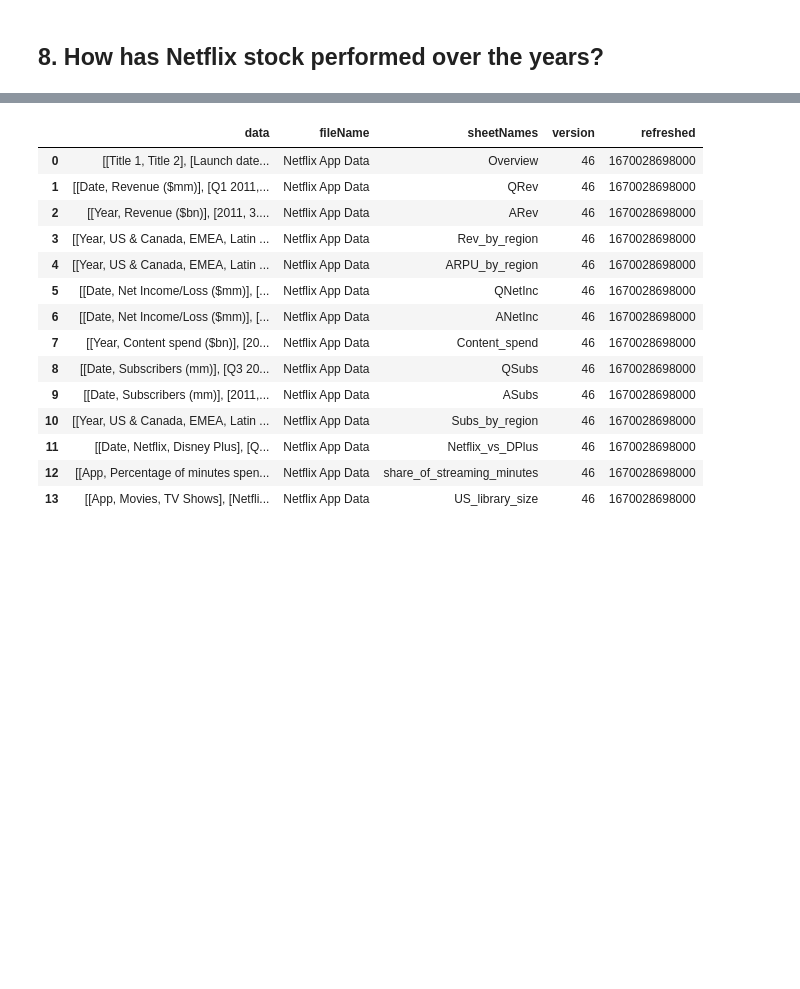
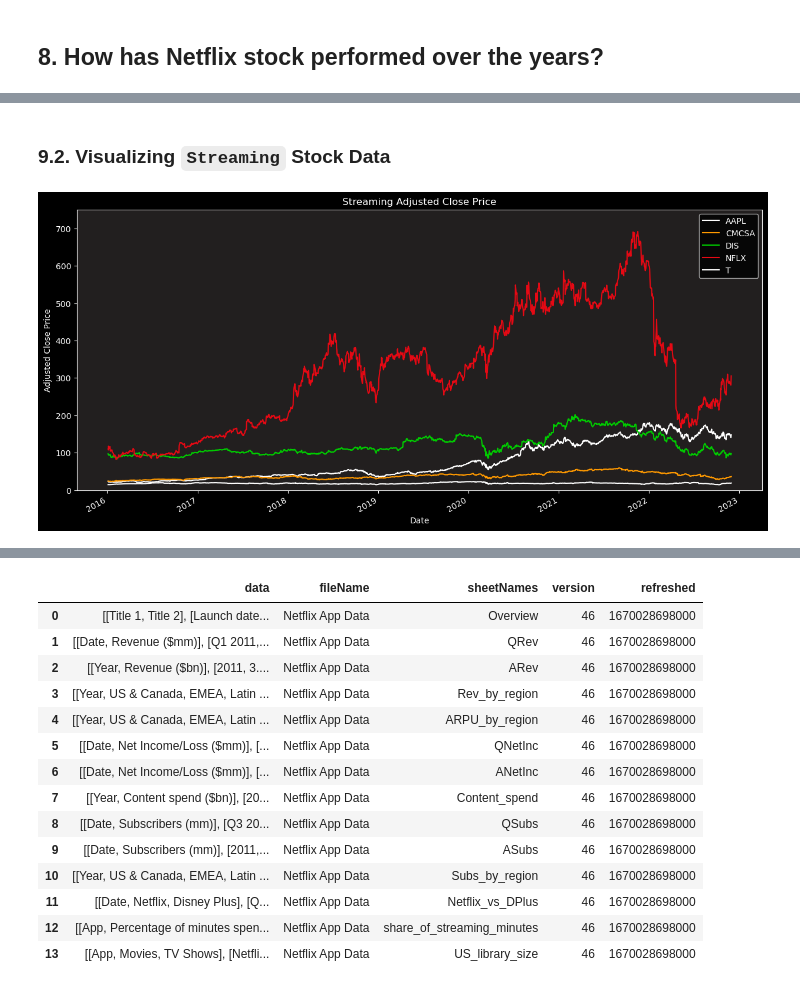
Before and after one commit to bhagirathbhard/Analysis-Netflix-Content-Library, a Jupyter notebook: A7-Netflix-Content-Analysis.ipynb, the cells around one changed output, grey strips where cells are left out. Cells and saved outputs as stored; diff of their text form; code cells hidden in the pictures; blank space fills up the shorter version.

```diff
--- a/A7-Netflix-Content-Analysis.ipynb
+++ b/A7-Netflix-Content-Analysis.ipynb
@@ -1688,0 +1605,5 @@ x = r.get(url).json()
+# %%
+#Use yfinance to get stock data for all streaming companies over the past 5 years and store it in a dataframe
+#Netflix, Disney+, AppleTV+, HBO Max, etc.
+streaming = yf.download('NFLX DIS AAPL CMCSA T', start='2016-01-01', end='2022-12-01', progress=False)
+streaming.head(3)
@@ -1688,0 +1618,22 @@ x = r.get(url).json()
+# %% [markdown]
+### 9.2. Visualizing `Streaming` Stock Data
+# %%
+#Black background style for colaboratory
+plt.style.use('dark_background')
+#Plotting the adjusted close price of Streaming stocks and coloring them according to their respective companies
+streaming['Adj Close'].plot(figsize=(15, 7), title='Streaming Adjusted Close Price', color=['#FFFFFF', '#FF9900', '#00CC00', '#E50914', '#FFFFFF'])
+#Background color
+ax = plt.gca()
+ax.set_facecolor('#221f1f')
+#Adding a legend
+plt.legend(streaming['Adj Close'].columns.values)
+#X-axis label
+plt.xlabel('Date')
+#Y-axis length
+plt.ylim(0, 750)
+#Y-axis label
+plt.ylabel('Adjusted Close Price')
+#Displaying the plot
+plt.show()
+# %% [output]
+[figure, added]
```
Also changed, not shown: parts of 29 cells of this notebook.
